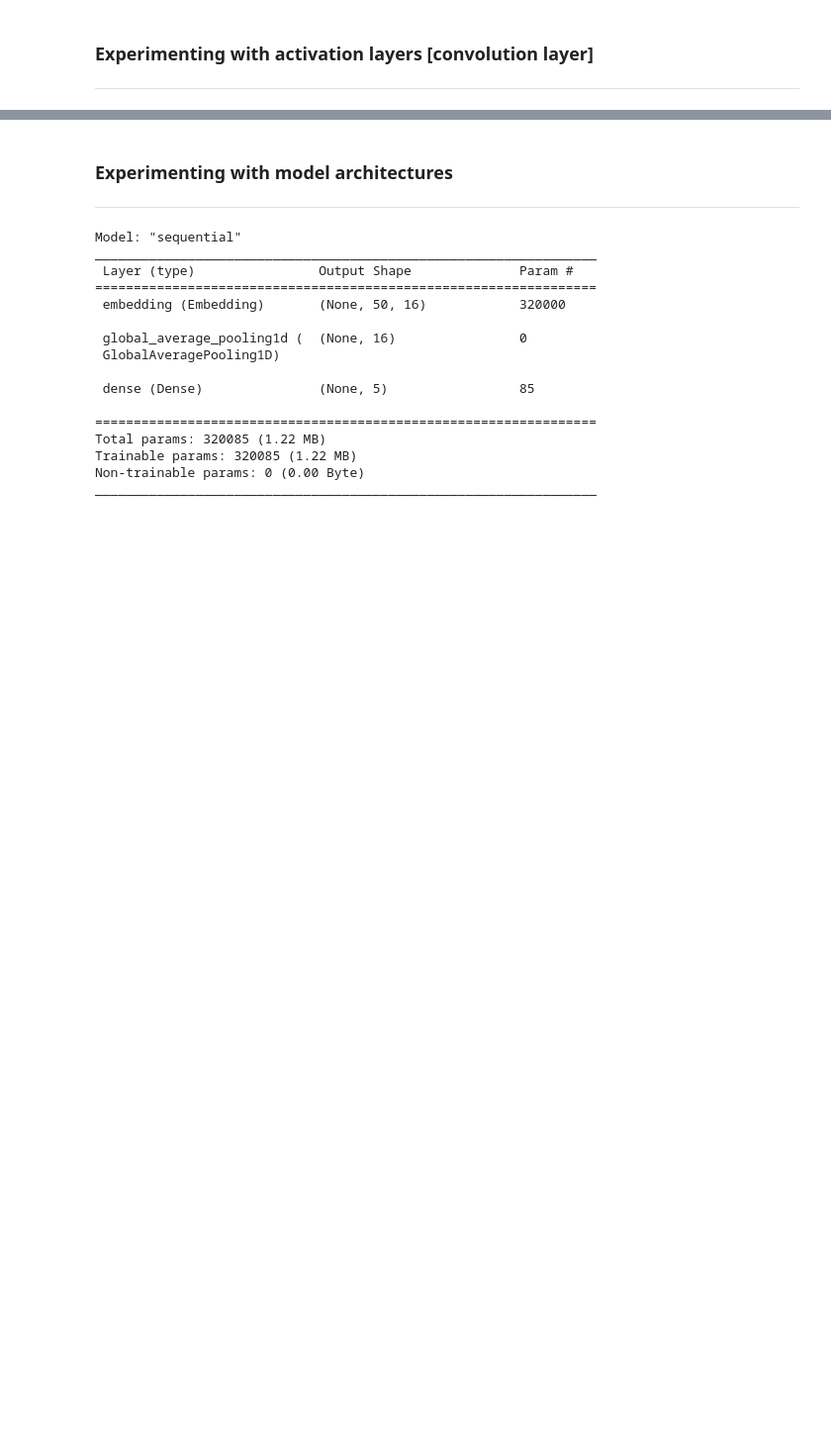
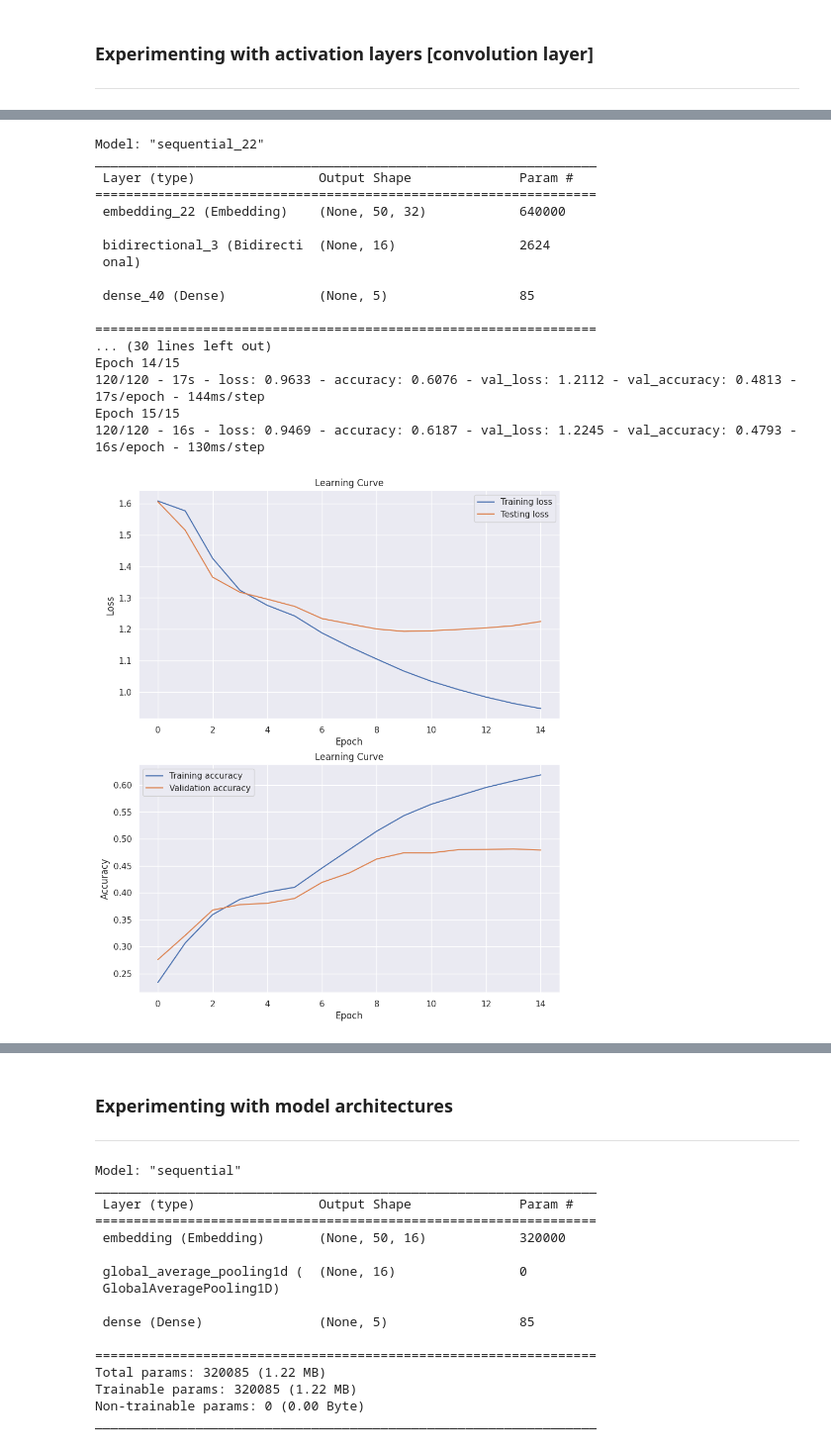
Before and after one commit to AmeerAliSaleem/MA4J5_Project, a Jupyter notebook: Ameer_Ali_Saleem_MA4J5_Main_Project.ipynb, the cells around one changed output, grey strips where cells are left out. Shown at 99% size. Saved outputs shown, nothing was run; the diff lists cells and outputs as text; code cells hidden in the pictures; blank space fills up the shorter version.

```diff
--- a/Ameer_Ali_Saleem_MA4J5_Main_Project.ipynb
+++ b/Ameer_Ali_Saleem_MA4J5_Main_Project.ipynb
@@ -817,0 +891,26 @@ plt.show()
+# %%
+# model hyperparameters
+embedding_dim = 32
+num_epochs = 15
+batch_size = 1000
+
+history_lstm_3 = lstm(embedding_dim, num_epochs, batch_size, 'softmax')
+# %% [output]
+Model: "sequential_22"
+_________________________________________________________________
+ Layer (type)                Output Shape              Param #
+=================================================================
+ embedding_22 (Embedding)    (None, 50, 32)            640000
+
+ bidirectional_3 (Bidirecti  (None, 16)                2624
+ onal)
+
+ dense_40 (Dense)            (None, 5)                 85
+
+=================================================================
+... (30 lines left out)
+Epoch 14/15
+120/120 - 17s - loss: 0.9633 - accuracy: 0.6076 - val_loss: 1.2112 - val_accuracy: 0.4813 - 17s/epoch - 144ms/step
+Epoch 15/15
+120/120 - 16s - loss: 0.9469 - accuracy: 0.6187 - val_loss: 1.2245 - val_accuracy: 0.4793 - 16s/epoch - 130ms/step
+[figure, added]
```
Also changed, not shown: parts of 25 cells of this notebook.
